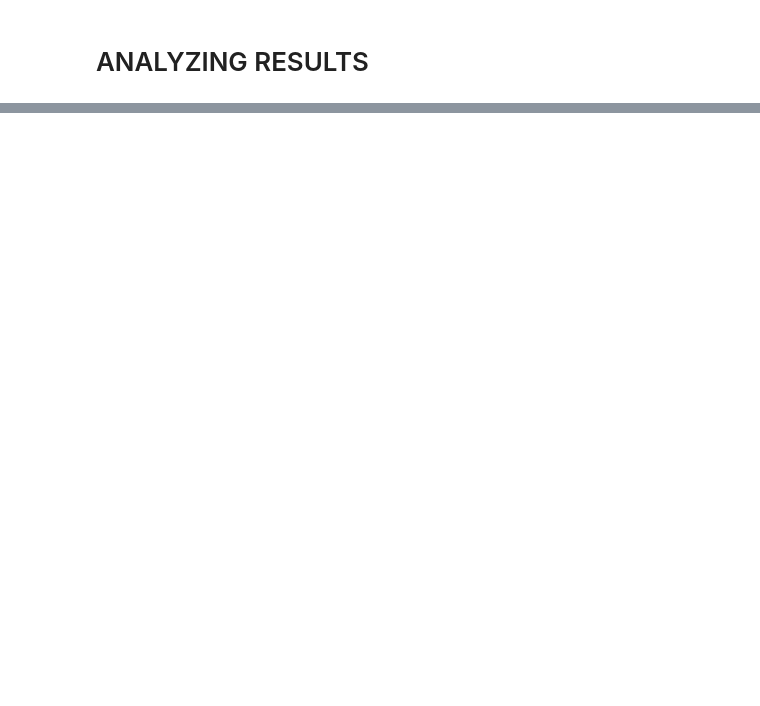
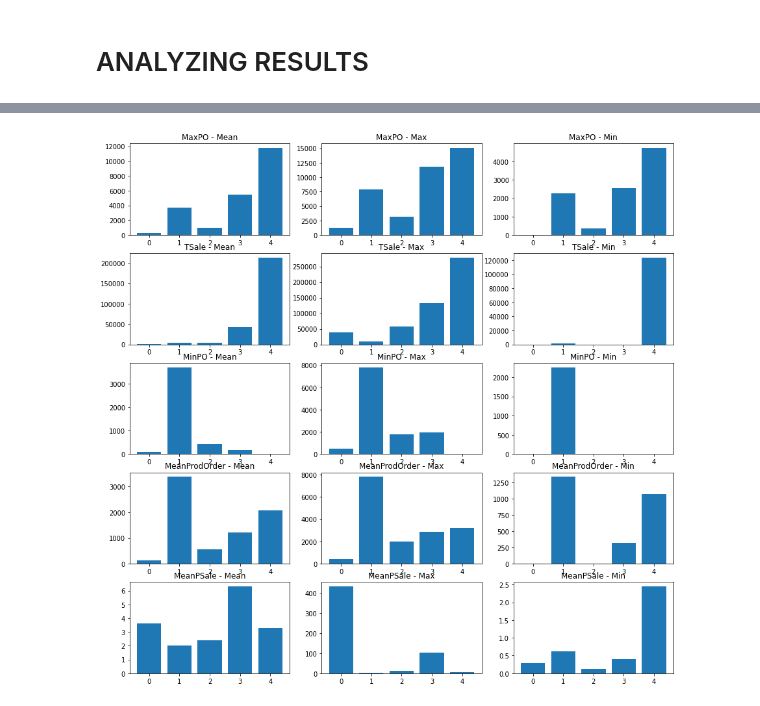
Before and after one commit to AlexPasqua/DM-project, a Jupyter notebook: DataClusteringKMeans.ipynb, the cells around one changed output, grey strips where cells are left out. Cells and saved outputs as stored; diff of their text form; code cells hidden in the pictures; blank space fills up the shorter version.

```diff
--- a/DataClusteringKMeans.ipynb
+++ b/DataClusteringKMeans.ipynb
@@ -204,3 +211,23 @@ Text(0.5, 1.0, 'Max')
+# %%
+attr = df2.columns
+clusters = range(len(clust_list))
+fig, axs = plt.subplots(len(attr),3,figsize=(15,15))
+for attr_index in range(len(attr)):
+    mean_values = []
+    max_values = []
+    min_values = []
+    for cluster_df in clust_list:
+        mean_values.append(cluster_df.describe()[attr[attr_index]][1])
+        max_values.append(cluster_df.describe()[attr[attr_index]][7])
+        min_values.append(cluster_df.describe()[attr[attr_index]][3])
+    axs[attr_index][0].bar(clusters, mean_values)
+    axs[attr_index][0].set_title(f"{attr[attr_index]} - Mean")
+    axs[attr_index][1].bar(clusters, max_values)
+    axs[attr_index][1].set_title(f"{attr[attr_index]} - Max")
+    axs[attr_index][2].bar(clusters, min_values)
+    axs[attr_index][2].set_title(f"{attr[attr_index]} - Min")
+# %% [output]
+[figure, added]
 # %%
 hist, bins = np.histogram(kmeans.labels_,
                           bins=range(0, len(set(kmeans.labels_)) + 1))
```
Also changed, not shown: parts of 16 cells of this notebook, 2 other files.
